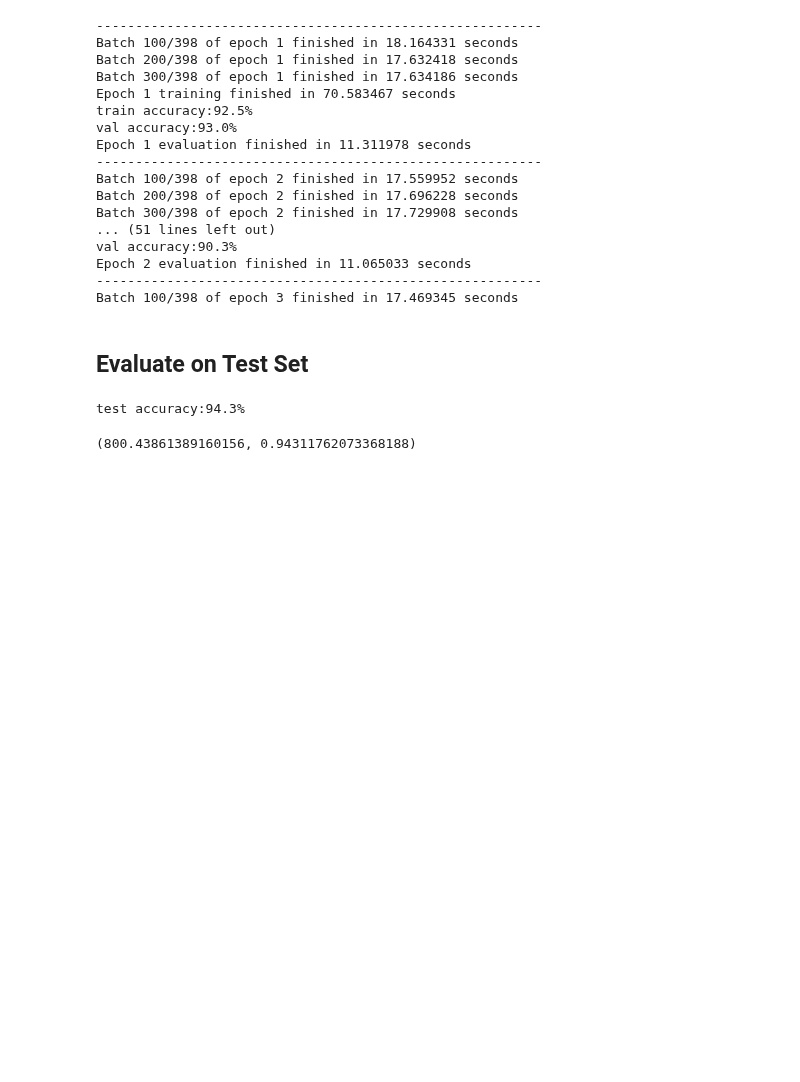
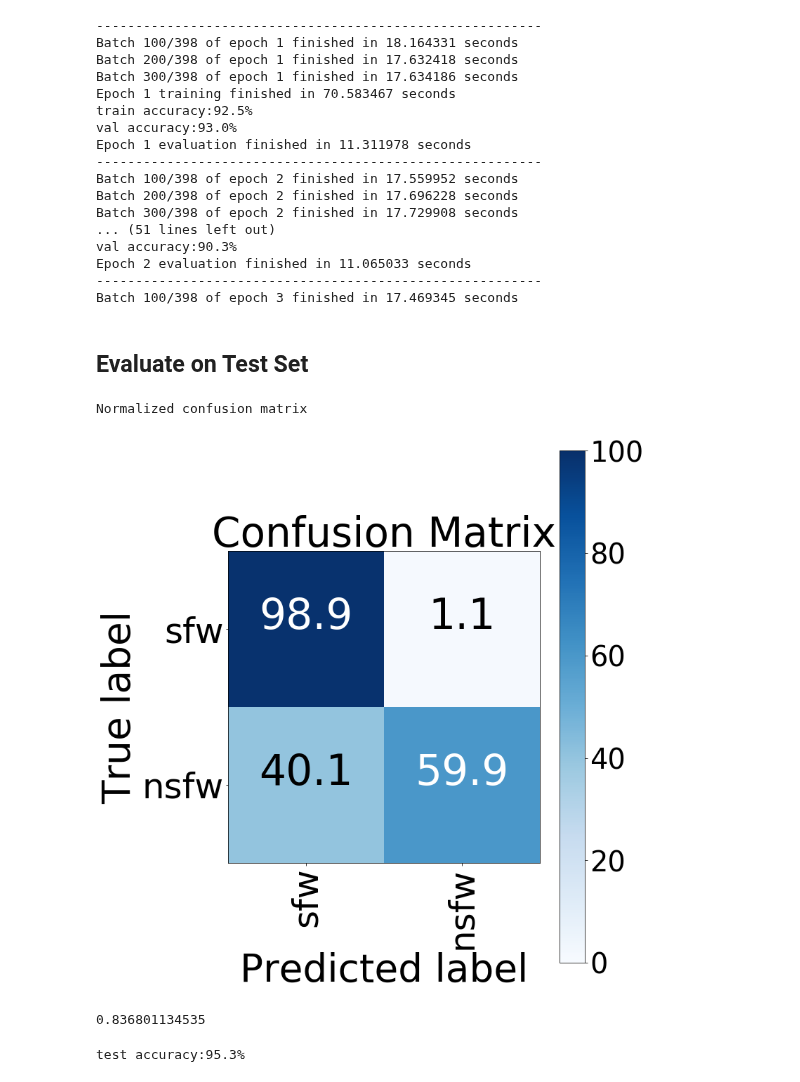
Before and after one commit to mohitrgiit/CS-231N-Final-Project, a Jupyter notebook: src/models/GoogleNet_nsfw_classification.ipynb, the cells around one changed output. Drawn from its saved outputs; the diff is of its cells as text; code cells hidden in the pictures; blank space fills up the shorter version.

Commit message:
Final nsfw

```diff
--- a/src/models/GoogleNet_nsfw_classification.ipynb
+++ b/src/models/GoogleNet_nsfw_classification.ipynb
@@ -40,9 +40,9 @@ from config import ModelConfig, TrainConfig
 
 tf.reset_default_graph()
 
-model_config = ModelConfig(eval_batch_size=3000, learning_rate=5e-5, output="nsfw")
-train_config = TrainConfig(print_every=100, num_epochs=2, saver_address=r'../../saved_params/', \
-    save_file_name = 'GoogleNet_nsfw_classification_1e-3_96', lr_decay=0.96)
+model_config = ModelConfig(eval_batch_size=3000, learning_rate=3.133e-4, output="nsfw", keep_prob=0.649)
+train_config = TrainConfig(print_every=100, num_epochs=30, saver_address=r'../../saved_params/', \
+    save_file_name = 'GoogleNet_nsfw_classification_3e-4_97', lr_decay=0.972)
 model = GoogleNet(model_config)
 sess = tf.Session()
 model.train(data, sess, train_config)
@@ -74,13 +75,13 @@ import pickle
 tf.reset_default_graph()
 
 # Create model instance
-model_config = ModelConfig()
+model_config = ModelConfig(output="nsfw")
 model = GoogleNet(model_config)
 
 # Load Saved Model
 sess = tf.Session()
 saver = tf.train.Saver()
-save_file = "../../saved_params/GoogleNet_nsfw_classification"
+save_file = "../../saved_params/GoogleNet_nsfw_classification_3e-4_97"
 saver.restore(sess, save_file)
 saved_history = pickle.load(open(save_file + "_modelhist", 'rb'))
 model.model_history = saved_history
@@ -167,22 +173,28 @@ Batch 100/398 of epoch 3 finished in 17.469345 seconds
 ## Evaluate on Test Set
 # %%
 # Get model predictions
-y_test_pred = sess.run(model.prediction, {model.X_placeholder: data.X_test, model.y_placeholder: data.y_test,
+y_test_pred = sess.run(model.prediction, {model.X_placeholder: data.X_test, model.y_placeholder: data.y_test_2,
                                             model.is_training_placeholder:False})
 
 y_test_pred = np.argmax(y_test_pred, axis = 1)
 # %%
 from util import plot_confusion_matrix
 from sklearn.metrics import confusion_matrix
 
 classes = ["sfw", "nsfw"]
-cm = confusion_matrix(data.y_test, y_test_pred)
+cm = confusion_matrix(data.y_test_2, y_test_pred)
 plot_confusion_matrix(cm, classes, normalize=True, task="nsfw")
+# %% [output]
+Normalized confusion matrix
+[figure, added]
 # %%
-f1_score = get_f1_score(data.y_test, y_test_pred)
+from util import get_f1_score
+
+f1_score = get_f1_score(data.y_test_2, y_test_pred)
 print(f1_score)
+# %% [output]
+0.836801134535
 # %%
-model.eval(data, sess, split="test")
+_ = model.eval(data, sess, split="test")
 # %% [output]
-test accuracy:94.3%
+test accuracy:95.3%
-(800.43861389160156, 0.94311762073368188)
```
Also changed, not shown: parts of 3 cells of this notebook.
